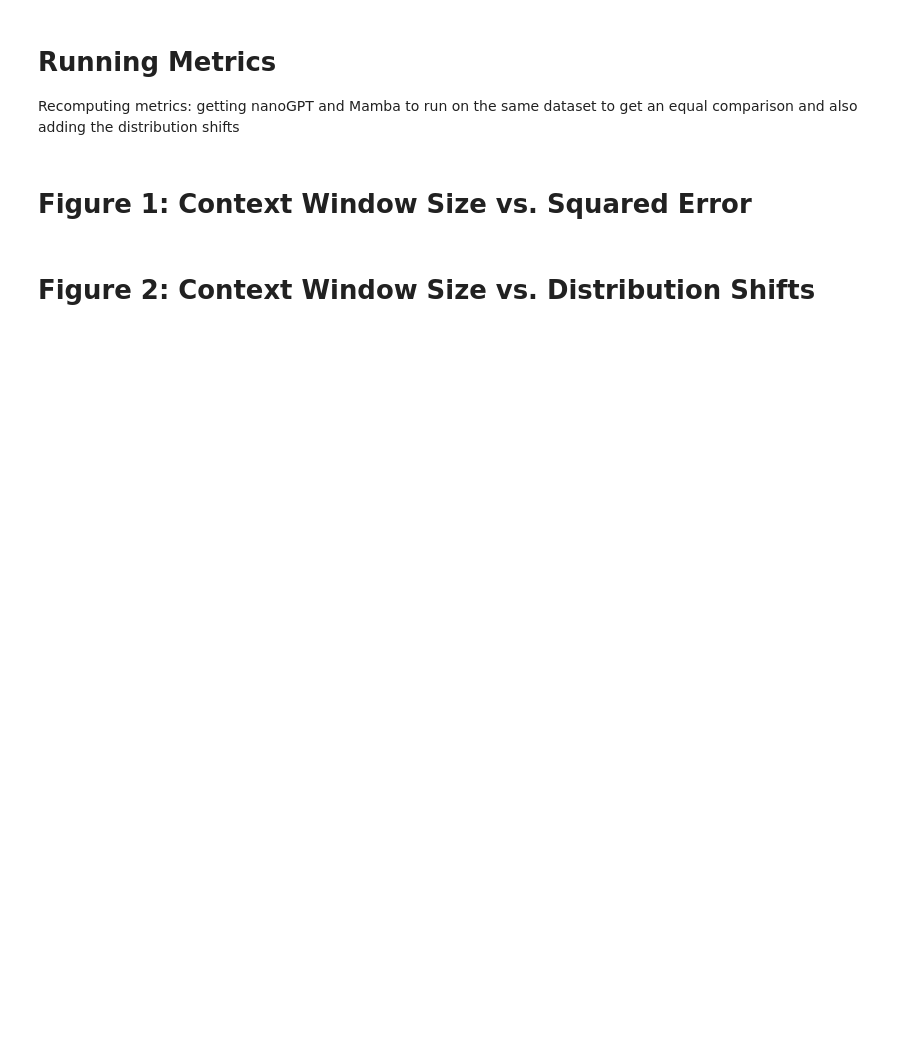
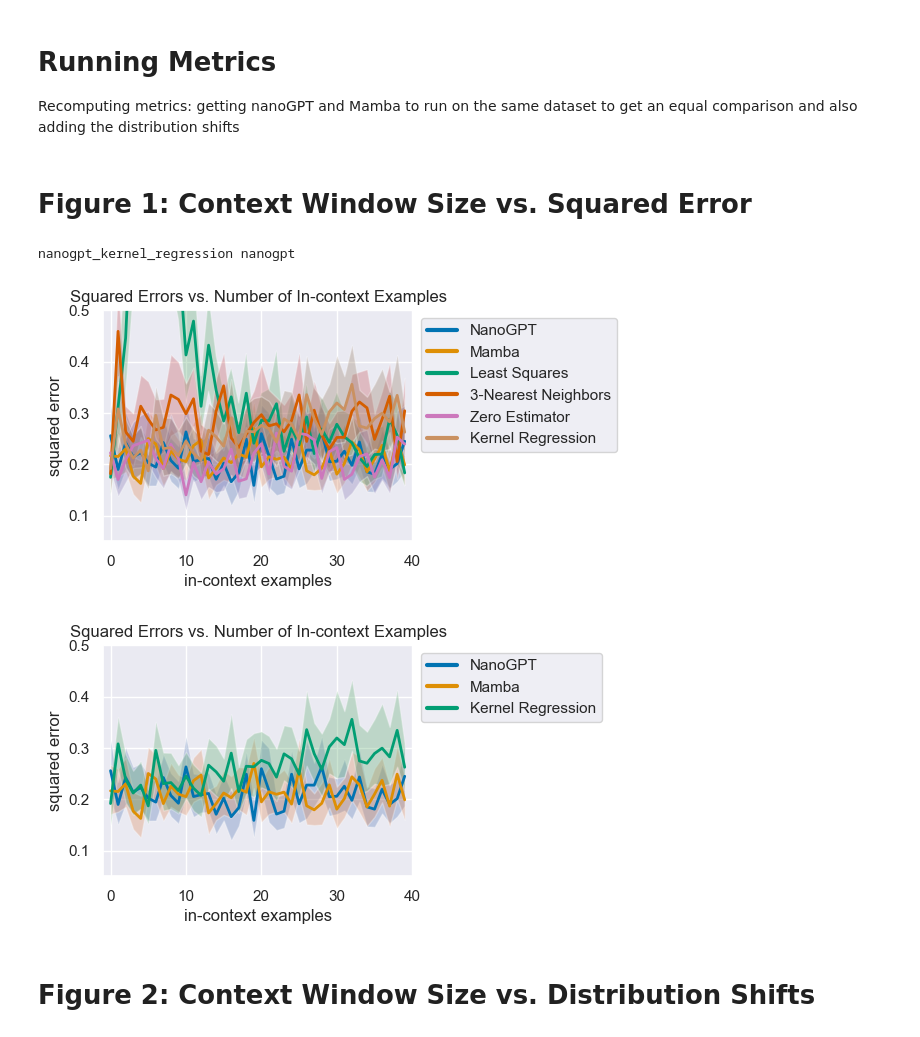
Before and after one commit to joyjwlee/cs182_final_proj, a Jupyter notebook: src/eval.ipynb, the cells around one changed output. Saved outputs shown, nothing was run; the diff lists cells and outputs as text; code cells hidden in the pictures; blank space fills up the shorter version.

```diff
--- a/src/eval.ipynb
+++ b/src/eval.ipynb
@@ -36,8 +38,11 @@ df  # list all the runs in our run_dir
 # %%
 # Defining some hyperparameters for generating figures
 task = "kernel_regression"
-run_path_nanogpt = os.path.join(run_dir, task, "nanogpt")
-run_path_mamba = os.path.join(run_dir, task, "mamba")
+run_id_nanogpt = "nanogpt"
+run_path_nanogpt = os.path.join(run_dir, task, run_id_nanogpt)
+
+run_id_mamba = "mamba"
+run_path_mamba = os.path.join(run_dir, task, run_id_mamba)
 # %% [markdown]
 # Running Metrics
 
@@ -45,4 +53,28 @@ Recomputing metrics: getting nanoGPT and Mamba to run on the same dataset to get
 # %% [markdown]
 # Figure 1: Context Window Size vs. Squared Error
+# %%
+def valid_row(r):
+    return r.task == task and r.run_id == run_id_nanogpt
+
+metrics = collect_results(run_dir, df, valid_row=valid_row)
+_, conf = get_model_from_run(run_path_nanogpt, only_conf=True)
+n_dims = conf.model.n_dims
+# %% [output]
+nanogpt_kernel_regression nanogpt
+# %%
+models = relevant_model_names[task]
+models = [name for name in models if name not in ["Averaging"]]
+basic_plot(metrics["standard"], models=models, ylim=(0.05, 0.5))
+plt.title("Squared Errors vs. Number of In-context Examples")
+plt.show()
+
+models = relevant_model_names[task]
+models = [name for name in models if name in ["Kernel Regression", "NanoGPT", "Mamba"]]
+basic_plot(metrics["standard"], models=models, ylim=(0.05, 0.5))
+plt.title("Squared Errors vs. Number of In-context Examples")
+plt.show()
+# %% [output]
+[figure, added]
+[figure, added]
 # %% [markdown]
 # Figure 2: Context Window Size vs. Distribution Shifts
```
Also changed, not shown: parts of 24 cells of this notebook, 11 other files.
